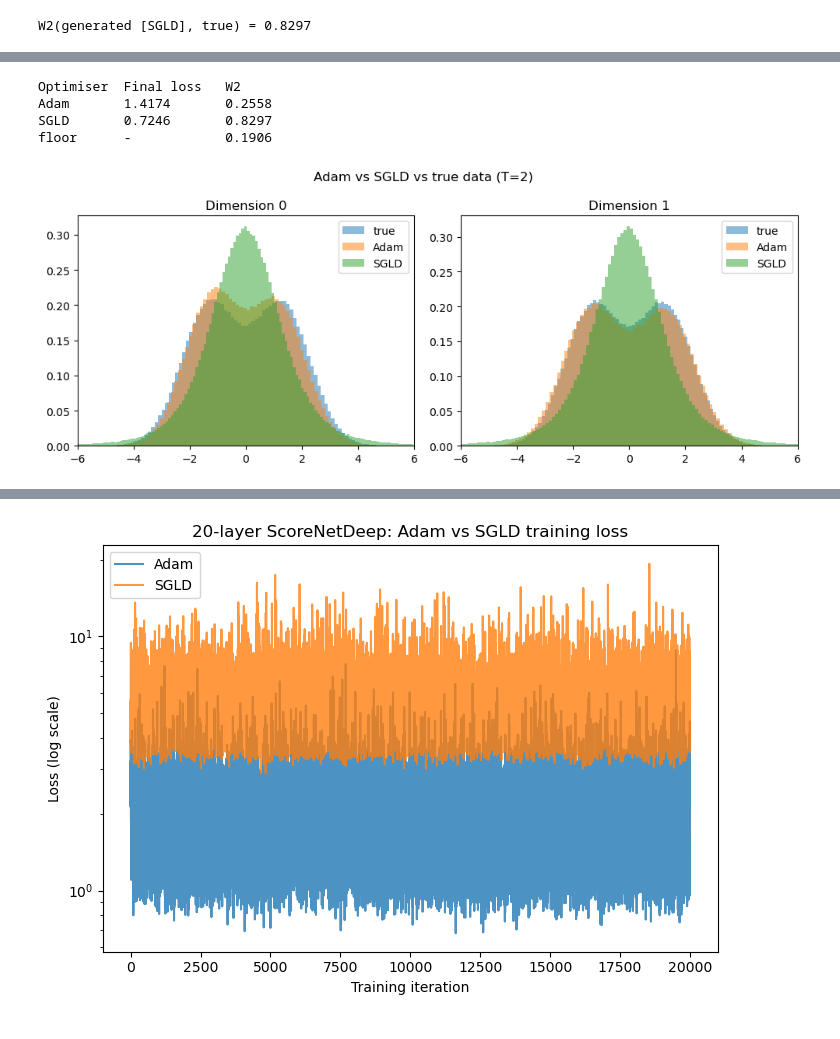
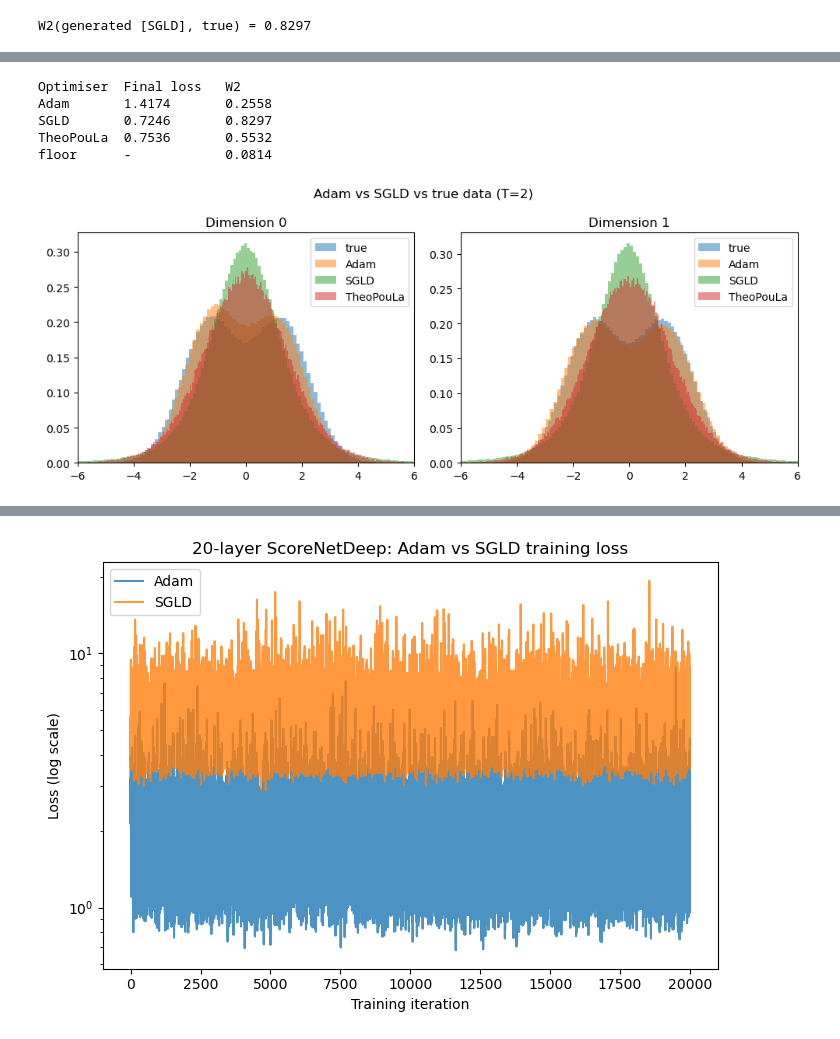
Before and after one commit to kylemcgillivray/Masters-Dissertation, a Jupyter notebook: sampler3.ipynb, the cells around one changed output, grey strips where cells are left out. Cells and saved outputs as stored; diff of their text form; code cells hidden in the pictures.

```diff
--- a/sampler3.ipynb
+++ b/sampler3.ipynb
@@ -166,7 +164,7 @@ kappa_sigma2 = lambda tau: 1 - np.exp(-2 * tau)   # kappa(t) = sigma_t^2
 
 net_sgld, loss_history_sgld = fct.train_network_sgld(
     net_sgld, X_data_bimodal, t_0=1e-3, T=T, d=d,
-    n_iters=5000, batch_size=512, lam=lam, beta=beta,
+    n_iters=50000, batch_size=512, lam=lam, beta=beta,
     device=device, kappa_fn=kappa_sigma2, print_every=500
 )
 # %% [output]
@@ -227,0 +287,21 @@ W2(generated [SGLD], true) = 0.8297
+# %%
+# ============================================================
+# Sample from the TheoPouLa-trained network
+# ============================================================
+samples_theopoula = fct.euler_maruyama_sample_nn_batch(
+    net_theopoula, gamma=0.001, T=T, d=d, N_samples=N_samples, device=device
+)
+# %%
+# ------------------------------------------------------------
+# True vs generated (TheoPouLa)
+# ------------------------------------------------------------
+fig, axes = plt.subplots(1, d, figsize=(5 * d, 4))
+for i in range(d):
+    axes[i].hist(X_data_bimodal[:, i], bins=100, alpha=0.6, density=True, label="true")
+    axes[i].hist(samples_theopoula[:, i], bins=300, alpha=0.6, density=True, label="generated (TheoPouLa)")
+    axes[i].set_title(f"Dimension {i}")
+    axes[i].legend()
+    axes[i].set_xlim(-6, 6)   # zoom in to see the bimodal structure clearly
+plt.suptitle(f"True vs generated samples (TheoPouLa, T={T})")
+plt.tight_layout()
+plt.show()
@@ -233,26 +375,29 @@ W2(generated [SGLD], true) = 0.8297
 print(f"{'Optimiser':<10} {'Final loss':<12} {'W2':<10}")
 print(f"{'Adam':<10} {loss_history_adam[-1]:<12.4f} {w2_adam:<10.4f}")
 print(f"{'SGLD':<10} {loss_history_sgld[-1]:<12.4f} {w2_sgld:<10.4f}")
+print(f"{'TheoPouLa':<10} {loss_history_theopoula[-1]:<12.4f} {w2_theopoula:<10.4f}")
 print(f"{'floor':<10} {'-':<12} {floor_mean:<10.4f}")
 # %% [output]
 Optimiser  Final loss   W2
 Adam       1.4174       0.2558
 SGLD       0.7246       0.8297
-floor      -            0.1906
+TheoPouLa  0.7536       0.5532
+floor      -            0.0814
 # %%
 # ------------------------------------------------------------
 # Overlaid true vs both generated sets, for a single visual comparison
 # ------------------------------------------------------------
 fig, axes = plt.subplots(1, d, figsize=(5 * d, 4))
 for i in range(d):
     axes[i].hist(X_data_bimodal[:, i], bins=100, alpha=0.5, density=True, label="true")
     axes[i].hist(samples_adam[:, i], bins=100, alpha=0.5, density=True, label="Adam")
     axes[i].hist(samples_sgld[:, i], bins=400, alpha=0.5, density=True, label="SGLD")
+    axes[i].hist(samples_theopoula[:, i], bins=400, alpha=0.5, density=True, label="TheoPouLa")
     axes[i].set_title(f"Dimension {i}")
     axes[i].legend()
     axes[i].set_xlim(-6, 6)   # zoom in to see the bimodal structure clearly
 plt.suptitle(f"Adam vs SGLD vs true data (T={T})")
 plt.tight_layout()
 plt.show()
 # %% [output]
-[figure, old version]
+[figure, new version]
```
Also changed, not shown: parts of 19 cells of this notebook, 7 other files.
